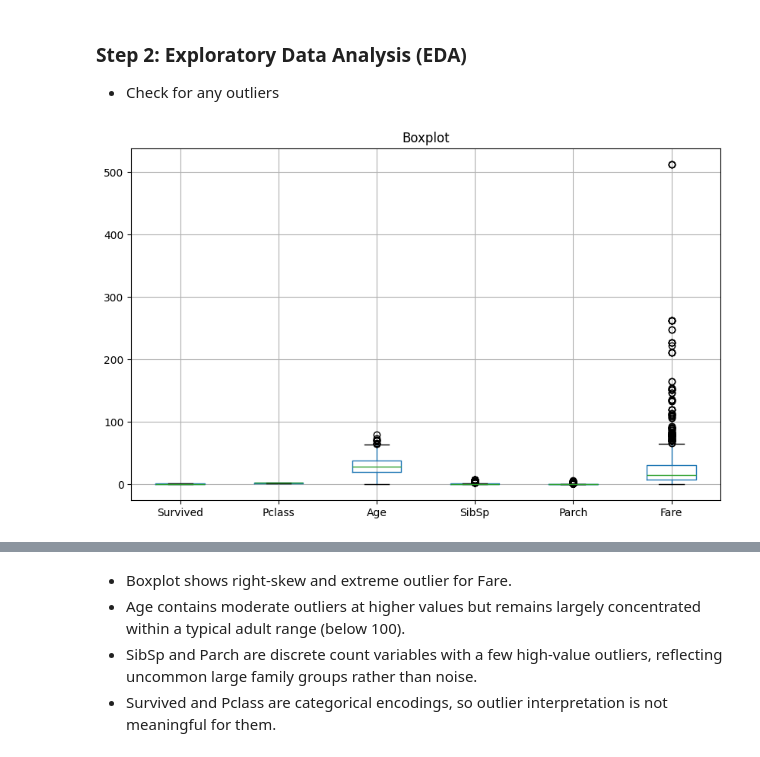
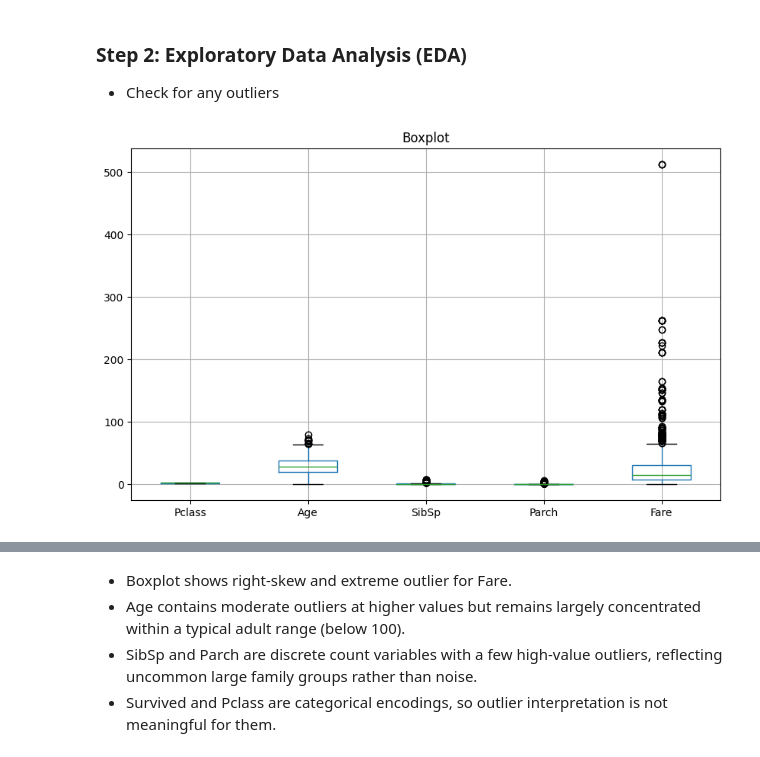
Before and after one commit to JS-codev/Machine-Learning, a Jupyter notebook: Others/Titanic (Advance).ipynb, the cells around one changed output, grey strips where cells are left out. Saved outputs shown, nothing was run; the diff lists cells and outputs as text; code cells hidden in the pictures.

```diff
--- a/Others/Titanic (Advance).ipynb
+++ b/Others/Titanic (Advance).ipynb
@@ -278,12 +278,12 @@ dtype: int64
 - Check for any outliers
 # %%
 # Before processing
-numeric_features = ['Survived', 'Pclass', 'Age', 'SibSp', 'Parch', 'Fare']
+numeric_features = X.select_dtypes(include=['int64', 'float64']).columns
 train[numeric_features].boxplot(figsize=(10,6))
 plt.title("Boxplot")
 plt.show()
 # %% [output]
-[figure, old version]
+[figure, new version]
 # %%
 # After processing
 numerical_features =  X_transformed_df.select_dtypes(include=['int64', 'float64']).columns
```
Also changed, not shown: parts of 10 cells of this notebook, 5 other files.
